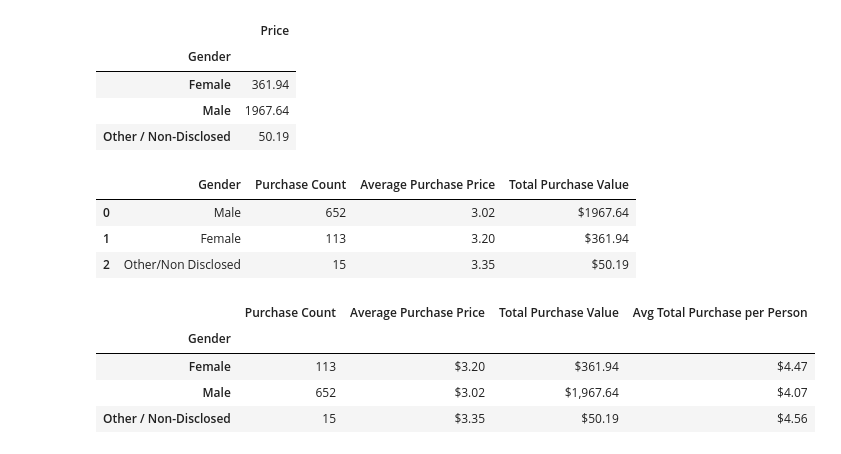
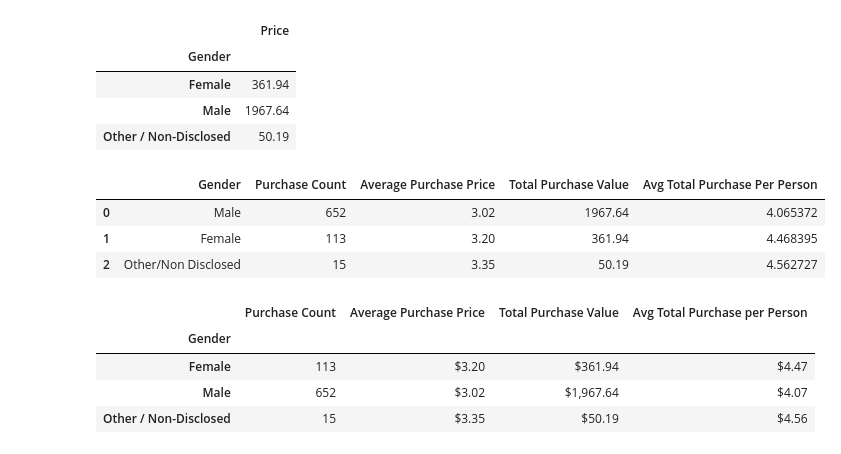
Before and after one commit to cdturner618/Panda-Challenge, a Jupyter notebook: HeroesOfPymoli/HeroesOfPymoli_starter.ipynb, the cells around one changed output. Drawn from its saved outputs; the diff is of its cells as text; code cells hidden in the pictures.

```diff
--- a/HeroesOfPymoli/HeroesOfPymoli_starter.ipynb
+++ b/HeroesOfPymoli/HeroesOfPymoli_starter.ipynb
@@ -117,0 +113,6 @@ total
+# %%
+female= gender.loc["Female"]
+
+male=gender.loc["Male"]
+
+other=gender.loc["Other / Non-Disclosed"]
@@ -171,3 +165,7 @@ Name: Gender, dtype: int64
+# %%
+Male_count=652
+Female_count=113
+Other_count=15
 # %%
 #data frame of  Gender and Price
 purchasing_df= gamer_df[["Gender","Price"]]
@@ -183,6 +181,10 @@ average_price_df
 | Female | 3.20 |
 | Male | 3.02 |
 | Other / Non-Disclosed | 3.35 |
+# %%
+Female_avg=3.20
+Male_avg=3.02
+Other_avg=3.35
 # %%
 total_price_df= purchase_group.sum()
 total_price_df
@@ -192,18 +194,23 @@ total_price_df
 | Female | 361.94 |
 | Male | 1967.64 |
 | Other / Non-Disclosed | 50.19 |
+# %%
+Female_sum=361.94
+Male_sum=1967.64
+Other_sum=50.19
 # %%
 Purchasing_Analysis_df=pd.DataFrame({"Gender":["Male","Female","Other/Non Disclosed"],
-                           "Purchase Count":[652, 113, 15],
-                           "Average Purchase Price":[3.02,3.20,3.35],
-                            "Total Purchase Value":["$1967.64","$361.94","$50.19"]
+                           "Purchase Count":[Male_count, Female_count, Other_count],
+                           "Average Purchase Price":[Male_avg,Female_avg,Other_avg],
+                            "Total Purchase Value":[Male_sum,Female_sum,Other_sum],
+                                     "Avg Total Purchase Per Person":[Male_sum/male,Female_sum/female,Other_sum/other]
                           })
 Purchasing_Analysis_df
 # %% [output]
-|  | Gender | Purchase Count | Average Purchase Price | Total Purchase Value |
-| 0 | Male | 652 | 3.02 | $1967.64 |
-| 1 | Female | 113 | 3.20 | $361.94 |
-| 2 | Other/Non Disclosed | 15 | 3.35 | $50.19 |
+|  | Gender | Purchase Count | Average Purchase Price | Total Purchase Value | Avg Total Purchase Per Person |
+| 0 | Male | 652 | 3.02 | 1967.64 | 4.065372 |
+| 1 | Female | 113 | 3.20 | 361.94 | 4.468395 |
+| 2 | Other/Non Disclosed | 15 | 3.35 | 50.19 | 4.562727 |
 # %%
 # %% [output]
 |  | Purchase Count | Average Purchase Price | Total Purchase Value | Avg Total Purchase per Person |
```
Also changed, not shown: parts of 18 cells of this notebook.
